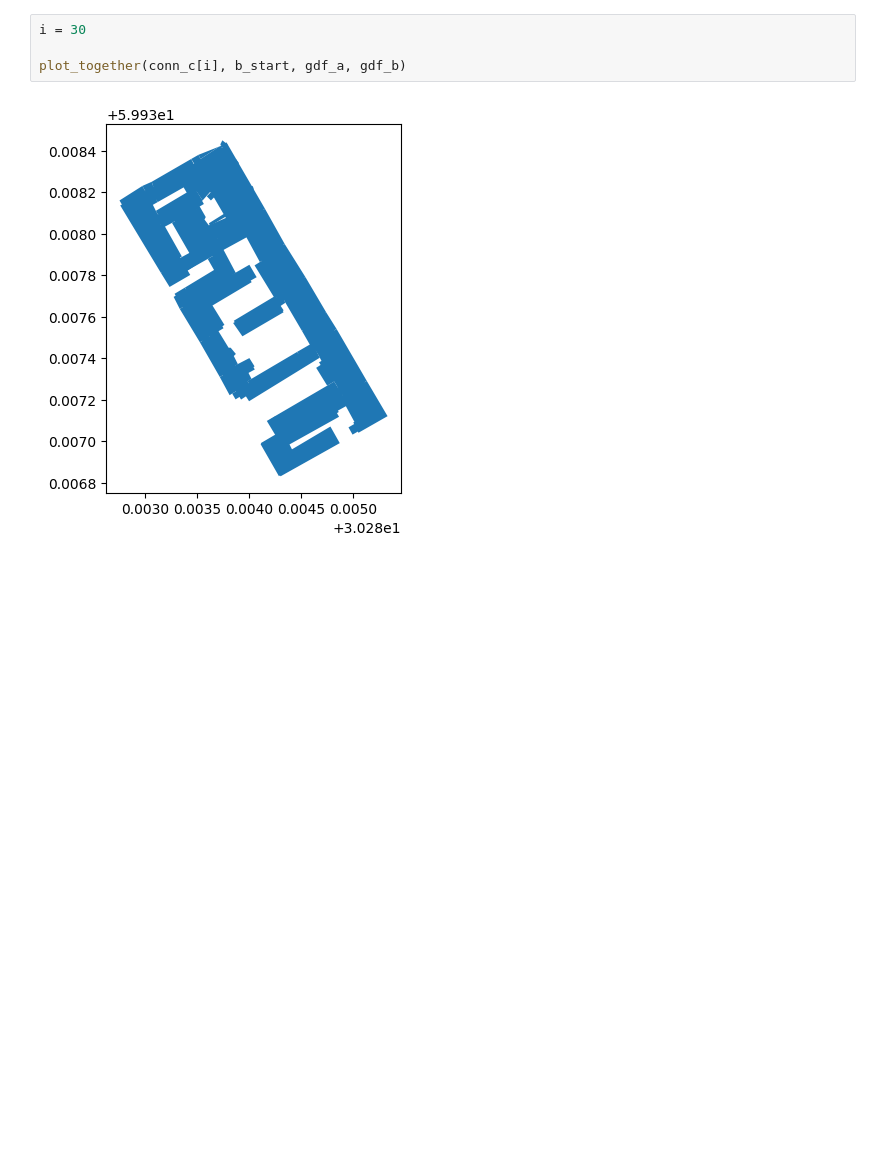
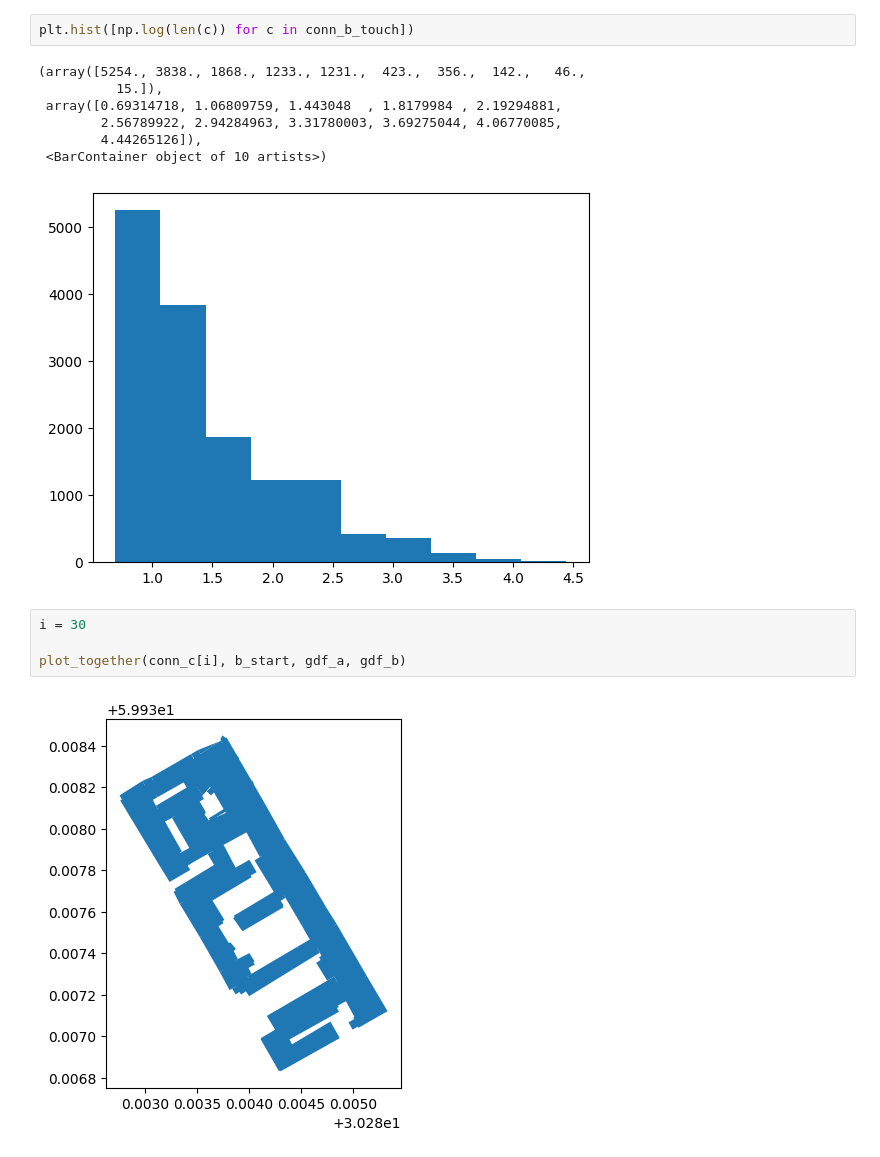
Before and after one commit to ilyakosstin/changellenge_case_MTS, a Jupyter notebook: main.ipynb, the cells around one changed output. Cells and saved outputs as stored; diff of their text form; blank space fills up the shorter version.

```diff
--- a/main.ipynb
+++ b/main.ipynb
@@ -179,3 +191,13 @@ def jaccard_decomp(conn, b_start, gdf_a, gdf_b):
+# %%
+plt.hist([np.log(len(c)) for c in conn_b_touch])
+# %% [output]
+(array([5254., 3838., 1868., 1233., 1231.,  423.,  356.,  142.,   46.,
+          15.]),
+ array([0.69314718, 1.06809759, 1.443048  , 1.8179984 , 2.19294881,
+        2.56789922, 2.94284963, 3.31780003, 3.69275044, 4.06770085,
+        4.44265126]),
+ <BarContainer object of 10 artists>)
+[figure, added]
 # %%
 i = 30
 
```
Also changed, not shown: parts of 30 cells of this notebook.
